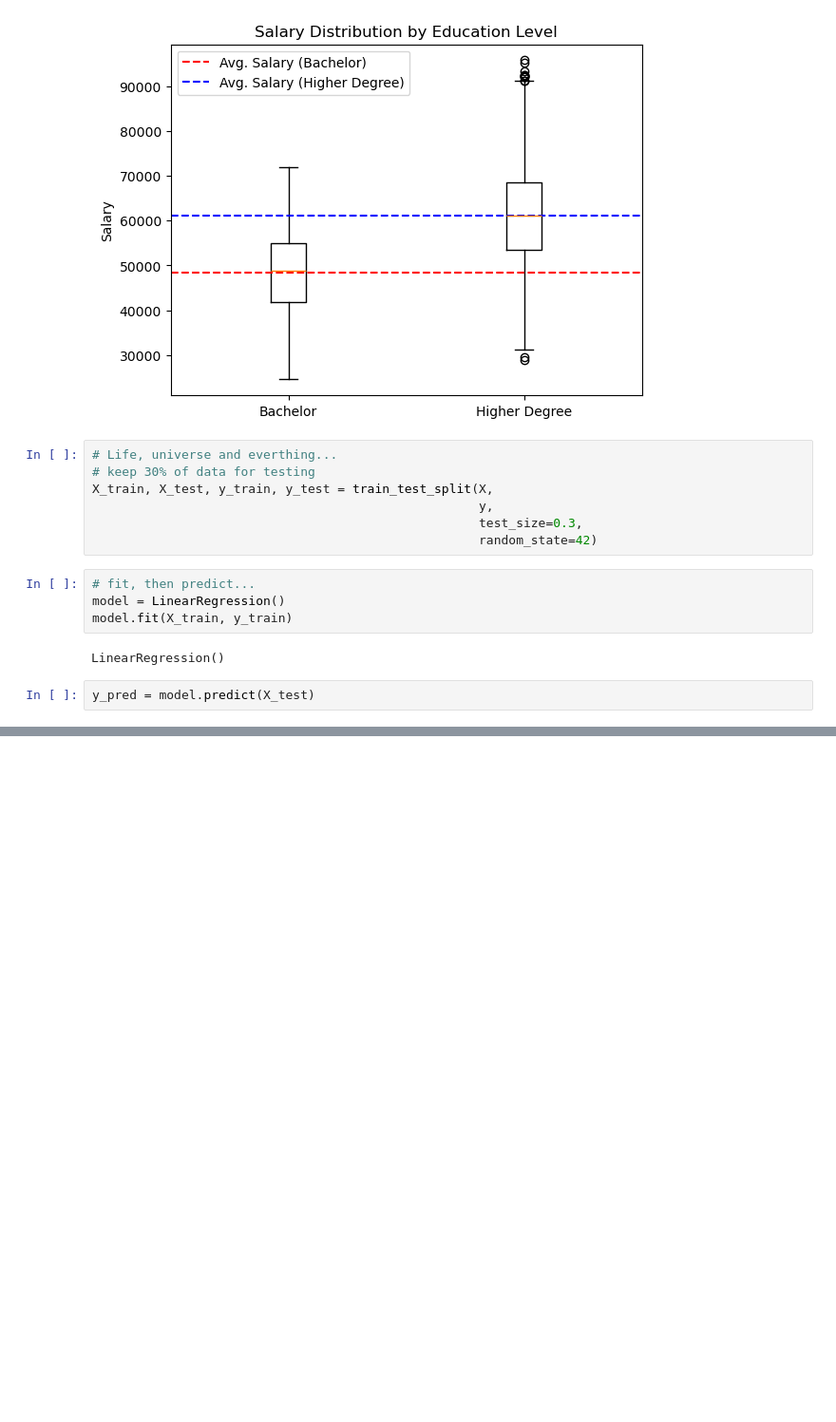
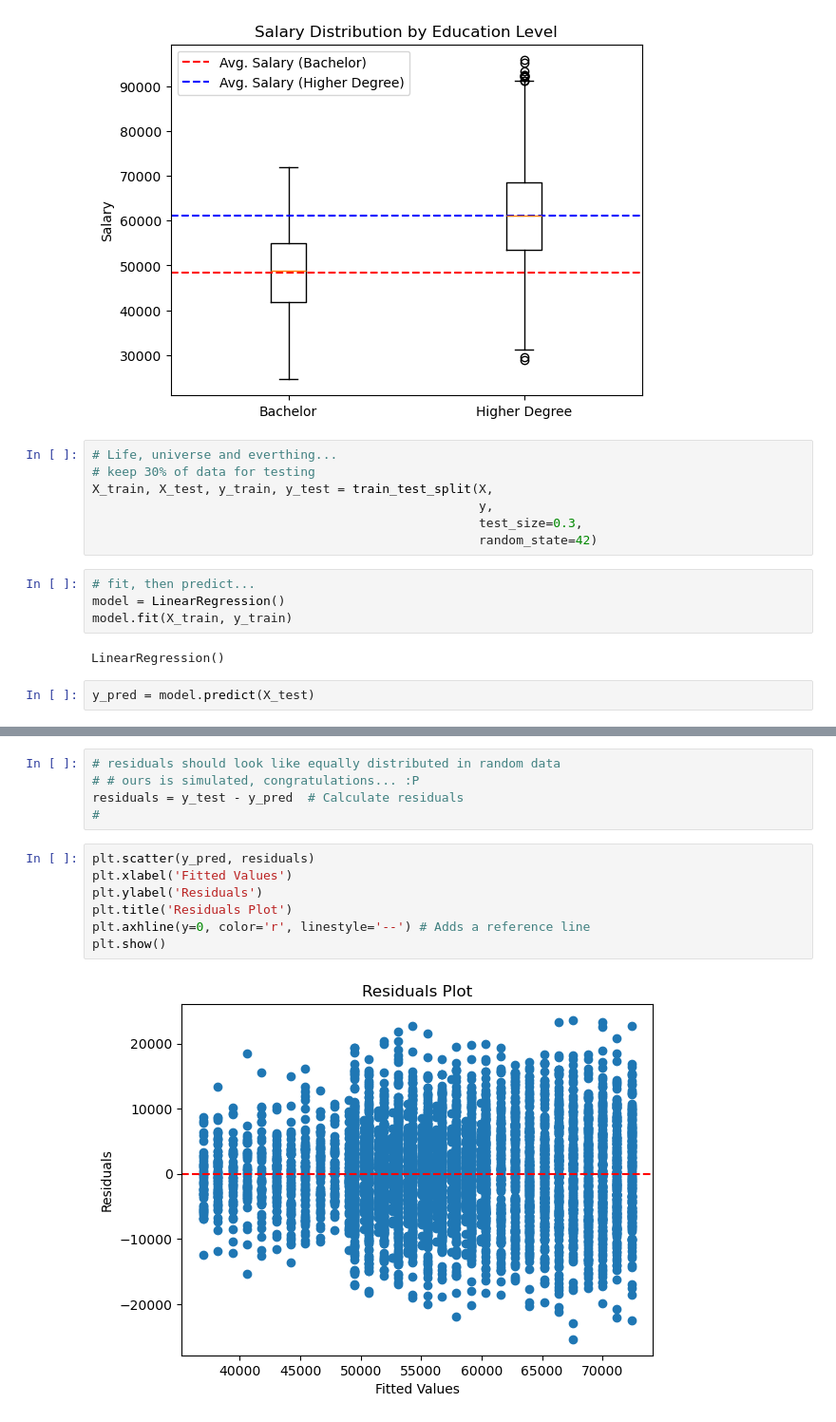
Before and after one commit to shauryashaurya/simulated-datasets-for-simple-machine-learning, a Jupyter notebook: employee-salaries/Test-Simulated-Data-Regression.ipynb, the cells around one changed output, grey strips where cells are left out. Shown at 95% size. Cells and saved outputs as stored; diff of their text form; blank space fills up the shorter version.

```diff
--- a/employee-salaries/Test-Simulated-Data-Regression.ipynb
+++ b/employee-salaries/Test-Simulated-Data-Regression.ipynb
@@ -130,0 +140,14 @@ R-squared: 0.5914327379648807
+# %%
+# residuals should look like equally distributed in random data
+# # ours is simulated, congratulations... :P
+residuals = y_test - y_pred  # Calculate residuals
+#
+# %%
+plt.scatter(y_pred, residuals)
+plt.xlabel('Fitted Values')
+plt.ylabel('Residuals')
+plt.title('Residuals Plot')
+plt.axhline(y=0, color='r', linestyle='--') # Adds a reference line
+plt.show()
+# %% [output]
+[figure, added]
```
Also changed, not shown: parts of 11 cells of this notebook.
